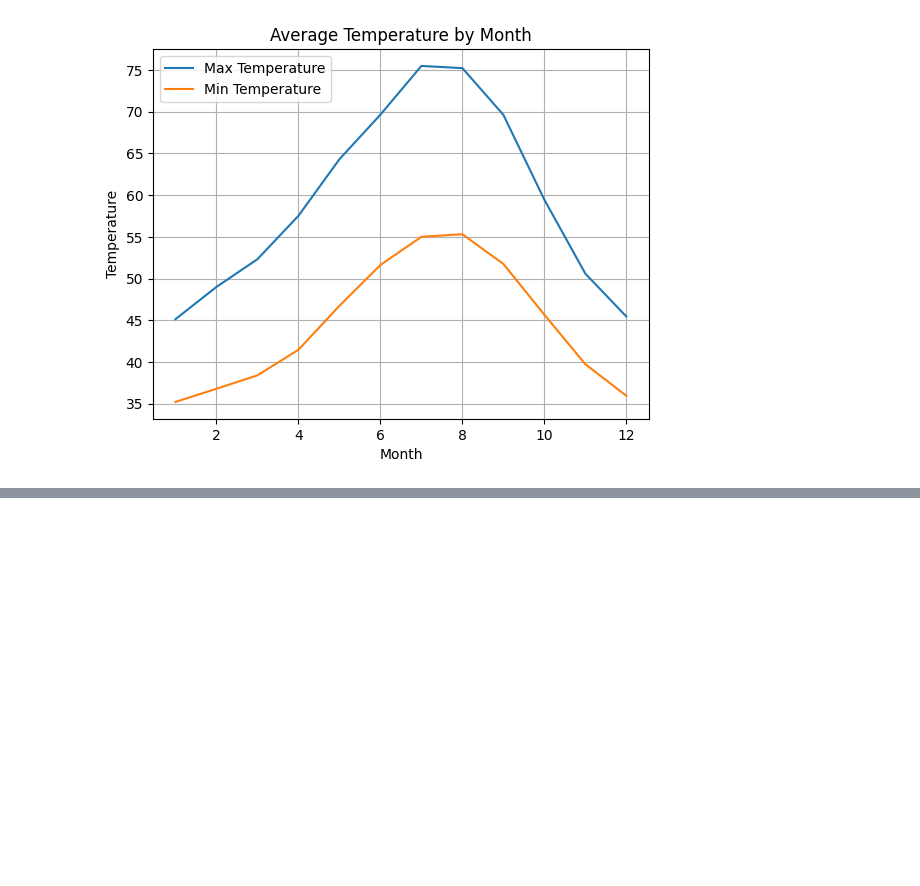
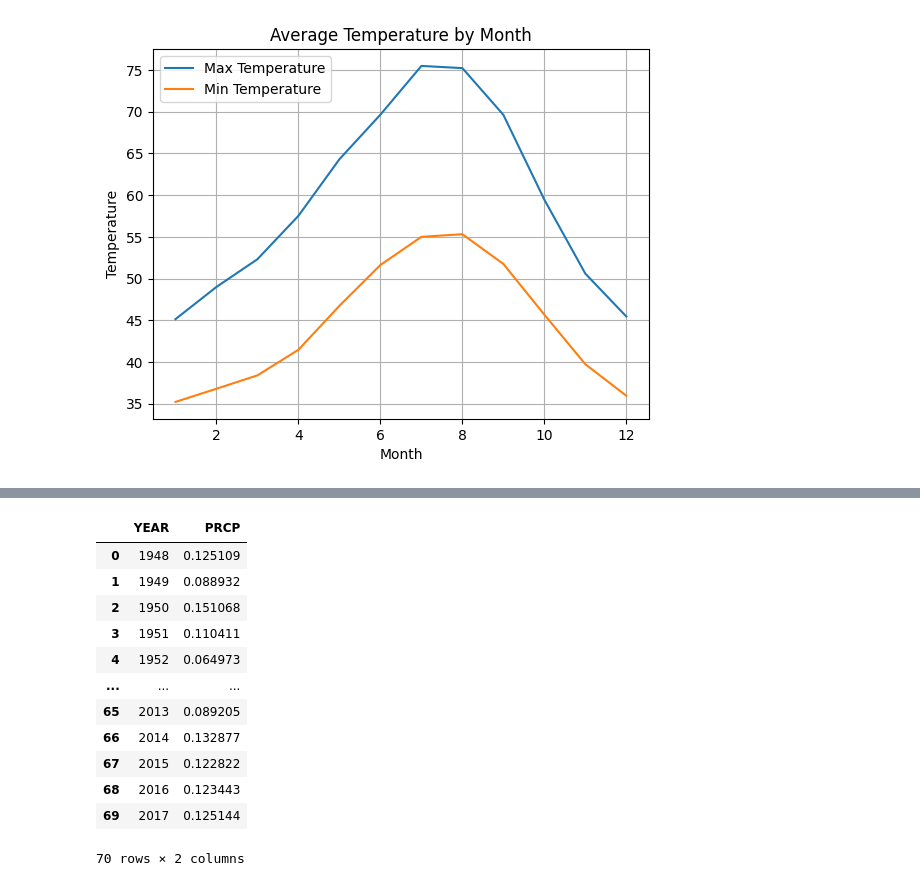
Before and after one commit to s4bih/machine-learning, a Jupyter notebook: prediksi_hujan.ipynb, the cells around one changed output, grey strips where cells are left out. Cells and saved outputs as stored; diff of their text form; code cells hidden in the pictures; blank space fills up the shorter version.

```diff
--- a/prediksi_hujan.ipynb
+++ b/prediksi_hujan.ipynb
@@ -206,0 +230,18 @@ plt.show()
+# %%
+#calculate average yearly precipitation
+average_yearly_precipitation = data.groupby('YEAR')['PRCP'].mean().reset_index()
+average_yearly_precipitation
+# %% [output]
+|  | YEAR | PRCP |
+| 0 | 1948 | 0.125109 |
+| 1 | 1949 | 0.088932 |
+| 2 | 1950 | 0.151068 |
+| 3 | 1951 | 0.110411 |
+| 4 | 1952 | 0.064973 |
+| ... | ... | ... |
+| 65 | 2013 | 0.089205 |
+| 66 | 2014 | 0.132877 |
+| 67 | 2015 | 0.122822 |
+| 68 | 2016 | 0.123443 |
+| 69 | 2017 | 0.125144 |
+70 rows × 2 columns
```
Also changed, not shown: parts of 8 cells of this notebook.
